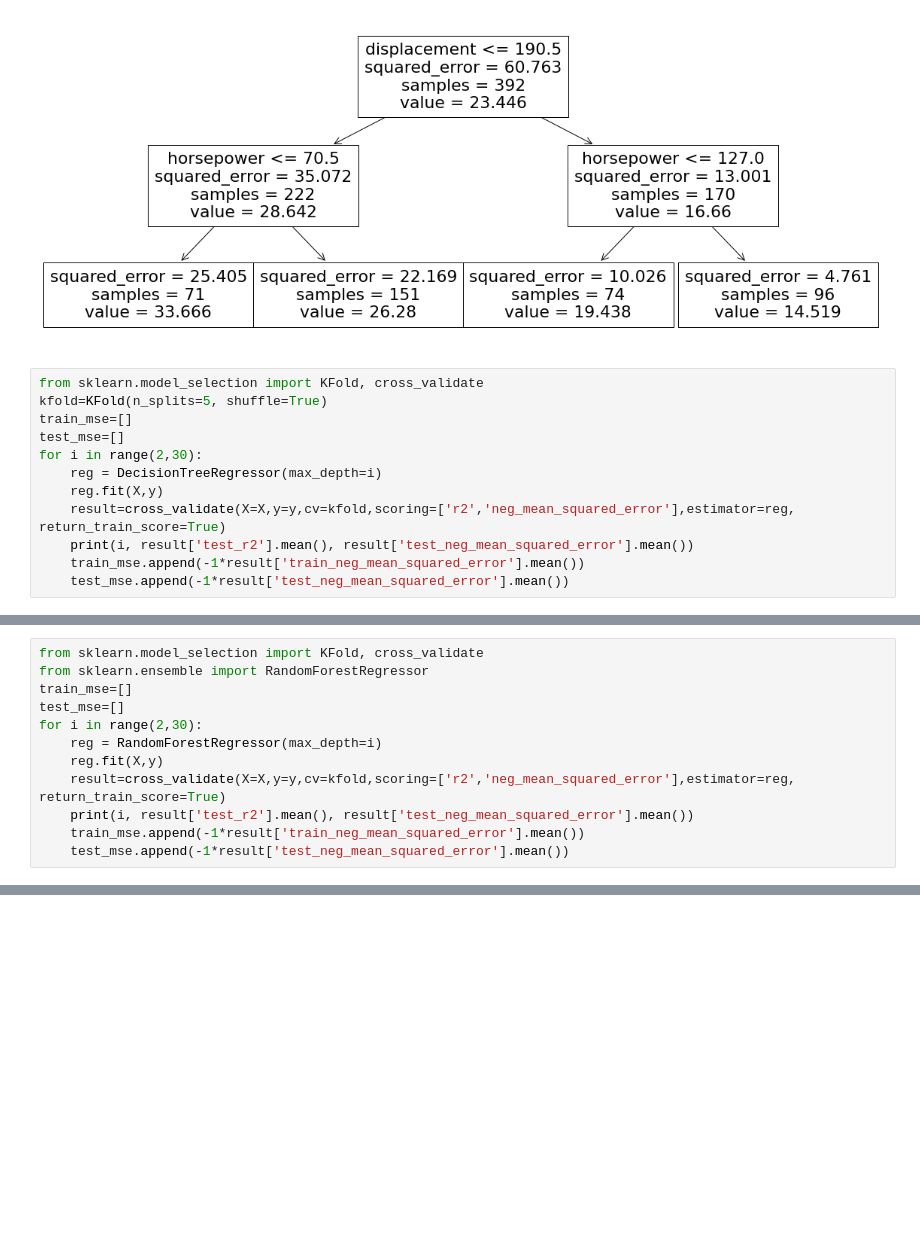
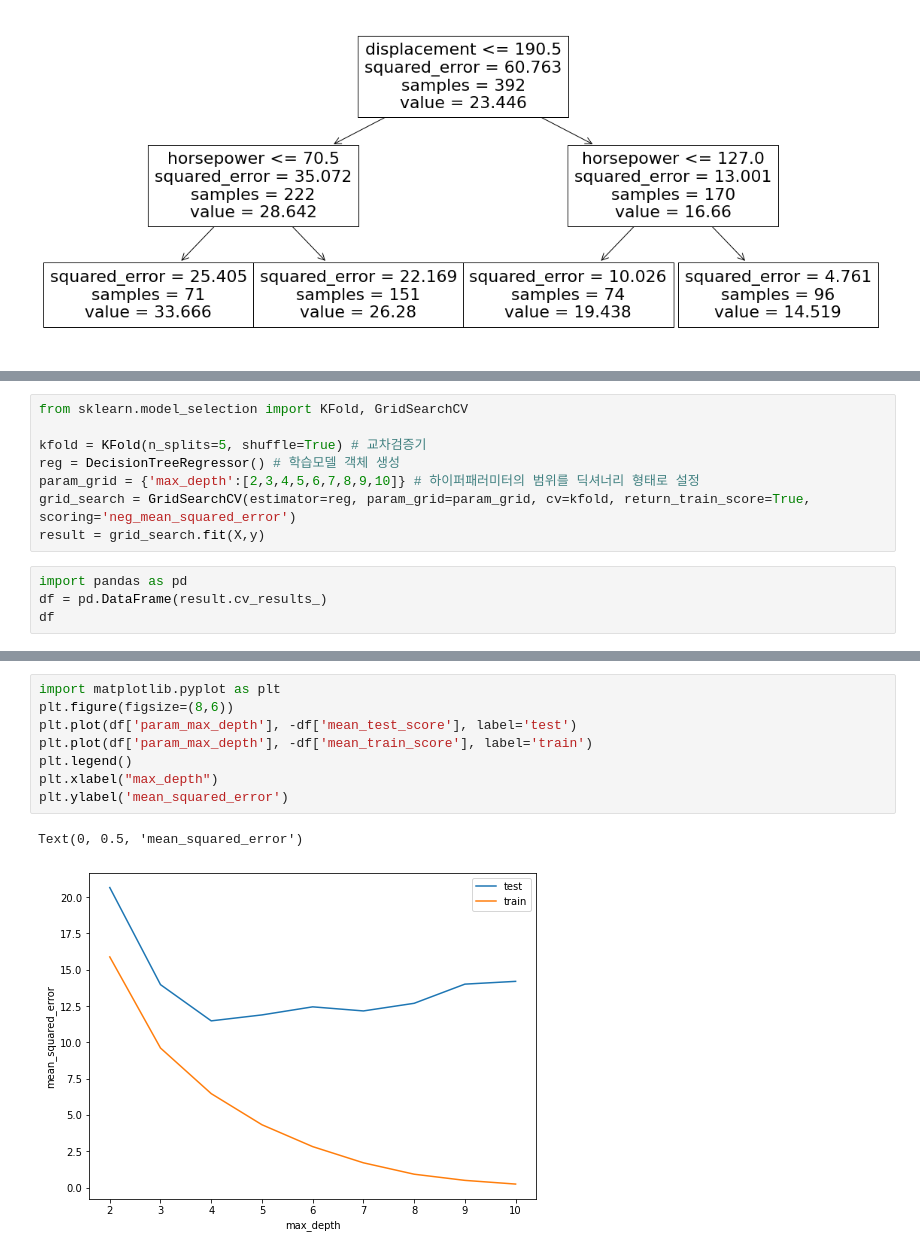
Before and after one commit to ralbu85/DataScience_2022S, a Jupyter notebook: 09_1_DecisionTree.ipynb, the cells around one changed output, grey strips where cells are left out. Cells and saved outputs as stored; diff of their text form; blank space fills up the shorter version.

```diff
--- a/09_1_DecisionTree.ipynb
+++ b/09_1_DecisionTree.ipynb
@@ -23,15 +82,3 @@ plot_tree(reg,feature_names=X.columns)
  Text(0.625, 0.16666666666666666, 'squared_error = 10.026\nsamples = 74\nvalue = 19.438'),
  Text(0.875, 0.16666666666666666, 'squared_error = 4.761\nsamples = 96\nvalue = 14.519')]
 [figure]
-# %%
-from sklearn.model_selection import KFold, cross_validate
-kfold=KFold(n_splits=5, shuffle=True)
-train_mse=[]
-test_mse=[]
-for i in range(2,30):
-    reg = DecisionTreeRegressor(max_depth=i)
-    reg.fit(X,y)
-    result=cross_validate(X=X,y=y,cv=kfold,scoring=['r2','neg_mean_squared_error'],estimator=reg, return_train_score=True)
-    print(i, result['test_r2'].mean(), result['test_neg_mean_squared_error'].mean())
-    train_mse.append(-1*result['train_neg_mean_squared_error'].mean())
-    test_mse.append(-1*result['test_neg_mean_squared_error'].mean())
@@ -67,12 +84,0 @@ plt.legend()
-# %%
-from sklearn.model_selection import KFold, cross_validate
-from sklearn.ensemble import RandomForestRegressor
-train_mse=[]
-test_mse=[]
-for i in range(2,30):
-    reg = RandomForestRegressor(max_depth=i)
-    reg.fit(X,y)
-    result=cross_validate(X=X,y=y,cv=kfold,scoring=['r2','neg_mean_squared_error'],estimator=reg, return_train_score=True)
-    print(i, result['test_r2'].mean(), result['test_neg_mean_squared_error'].mean())
-    train_mse.append(-1*result['train_neg_mean_squared_error'].mean())
-    test_mse.append(-1*result['test_neg_mean_squared_error'].mean())
@@ -107,0 +87,12 @@ plt.legend()
+# %%
+from sklearn.model_selection import KFold, GridSearchCV
+
+kfold = KFold(n_splits=5, shuffle=True) # 교차검증기
+reg = DecisionTreeRegressor() # 학습모델 객체 생성
+param_grid = {'max_depth':[2,3,4,5,6,7,8,9,10]} # 하이퍼패러미터의 범위를 딕셔너리 형태로 설정
+grid_search = GridSearchCV(estimator=reg, param_grid=param_grid, cv=kfold, return_train_score=True, scoring='neg_mean_squared_error')
+result = grid_search.fit(X,y)
+# %%
+import pandas as pd
+df = pd.DataFrame(result.cv_results_)
+df
@@ -107,0 +111,11 @@ plt.legend()
+# %%
+import matplotlib.pyplot as plt
+plt.figure(figsize=(8,6))
+plt.plot(df['param_max_depth'], -df['mean_test_score'], label='test')
+plt.plot(df['param_max_depth'], -df['mean_train_score'], label='train')
+plt.legend()
+plt.xlabel("max_depth")
+plt.ylabel('mean_squared_error')
+# %% [output]
+Text(0, 0.5, 'mean_squared_error')
+[figure, added]
```
Also changed, not shown: parts of 30 cells of this notebook, 4 other files.
